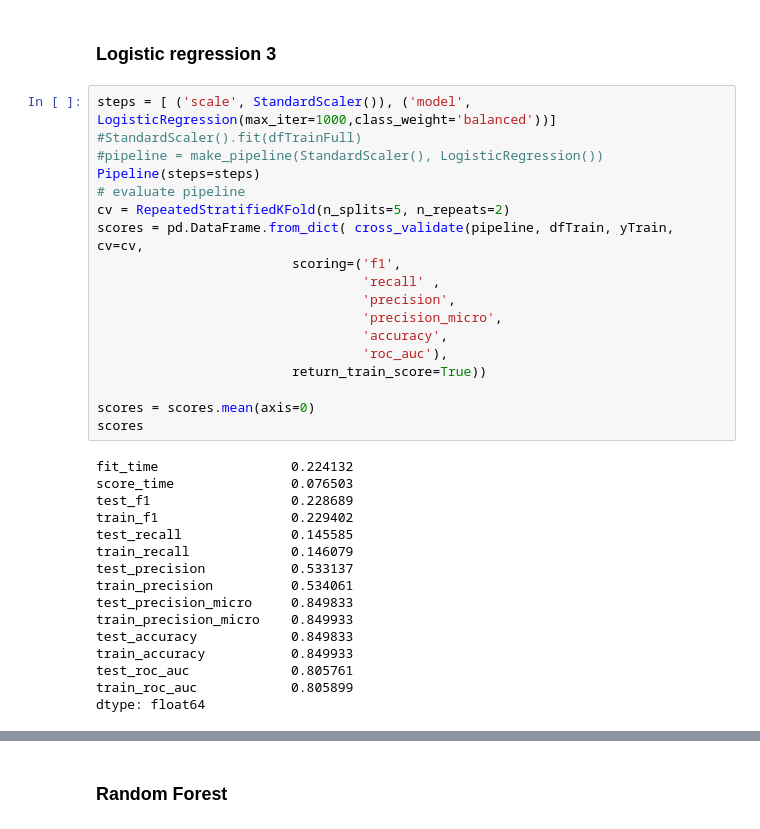
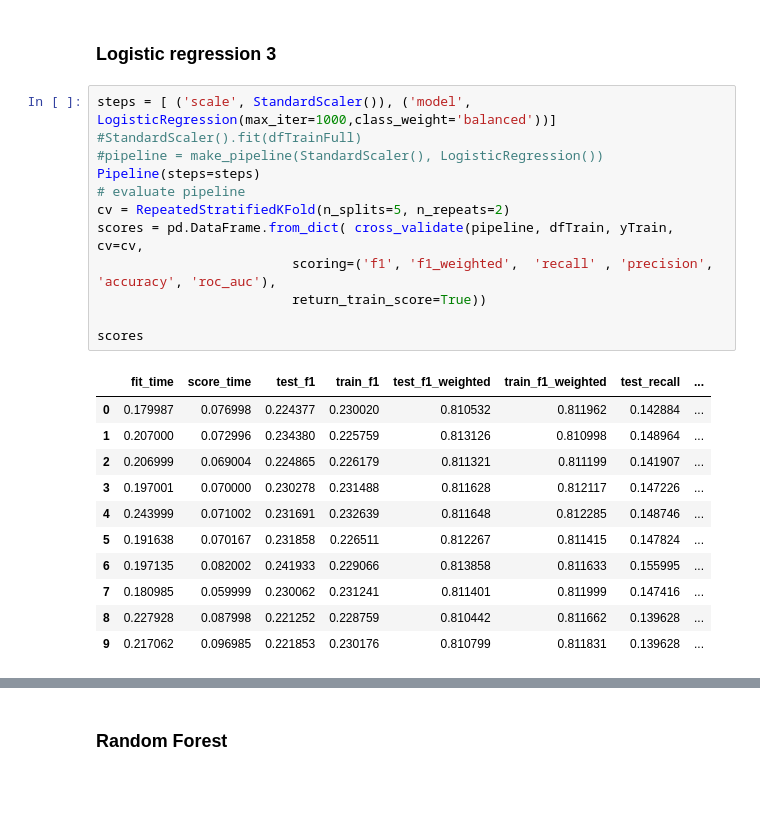
Before and after one commit to maclavijo/MLZoomcamp, a Jupyter notebook: MLZ_MidtermProject/Diabetes.ipynb, the cells around one changed output, grey strips where cells are left out. Cells and saved outputs as stored; diff of their text form; blank space fills up the shorter version.

```diff
--- a/MLZ_MidtermProject/Diabetes.ipynb
+++ b/MLZ_MidtermProject/Diabetes.ipynb
@@ -516,34 +576,24 @@ avg / total       0.85      0.72      0.74      0.76      0.73      0.53     573
 # %%
 steps = [ ('scale', StandardScaler()), ('model', LogisticRegression(max_iter=1000,class_weight='balanced'))]
 #StandardScaler().fit(dfTrainFull)
 #pipeline = make_pipeline(StandardScaler(), LogisticRegression())
 Pipeline(steps=steps)
 # evaluate pipeline
 cv = RepeatedStratifiedKFold(n_splits=5, n_repeats=2)
 scores = pd.DataFrame.from_dict( cross_validate(pipeline, dfTrain, yTrain, cv=cv,
-                         scoring=('f1',
-                                  'recall' ,
-                                  'precision',
-                                  'precision_micro',
-                                  'accuracy',
-                                  'roc_auc'),
+                         scoring=('f1', 'f1_weighted',  'recall' , 'precision', 'accuracy', 'roc_auc'),
                          return_train_score=True))
 
-scores = scores.mean(axis=0)
 scores
 # %% [output]
-fit_time                 0.224132
-score_time               0.076503
-test_f1                  0.228689
-train_f1                 0.229402
-test_recall              0.145585
-train_recall             0.146079
-test_precision           0.533137
-train_precision          0.534061
-test_precision_micro     0.849833
-train_precision_micro    0.849933
-test_accuracy            0.849833
-train_accuracy           0.849933
-test_roc_auc             0.805761
-train_roc_auc            0.805899
-dtype: float64
+|  | fit_time | score_time | test_f1 | train_f1 | test_f1_weighted | train_f1_weighted | test_recall | ... |
+| 0 | 0.179987 | 0.076998 | 0.224377 | 0.230020 | 0.810532 | 0.811962 | 0.142884 | ... |
+| 1 | 0.207000 | 0.072996 | 0.234380 | 0.225759 | 0.813126 | 0.810998 | 0.148964 | ... |
+| 2 | 0.206999 | 0.069004 | 0.224865 | 0.226179 | 0.811321 | 0.811199 | 0.141907 | ... |
+| 3 | 0.197001 | 0.070000 | 0.230278 | 0.231488 | 0.811628 | 0.812117 | 0.147226 | ... |
+| 4 | 0.243999 | 0.071002 | 0.231691 | 0.232639 | 0.811648 | 0.812285 | 0.148746 | ... |
+| 5 | 0.191638 | 0.070167 | 0.231858 | 0.226511 | 0.812267 | 0.811415 | 0.147824 | ... |
+| 6 | 0.197135 | 0.082002 | 0.241933 | 0.229066 | 0.813858 | 0.811633 | 0.155995 | ... |
+| 7 | 0.180985 | 0.059999 | 0.230062 | 0.231241 | 0.811401 | 0.811999 | 0.147416 | ... |
+| 8 | 0.227928 | 0.087998 | 0.221252 | 0.228759 | 0.810442 | 0.811662 | 0.139628 | ... |
+| 9 | 0.217062 | 0.096985 | 0.221853 | 0.230176 | 0.810799 | 0.811831 | 0.139628 | ... |
```
Also changed, not shown: parts of 66 cells of this notebook.
